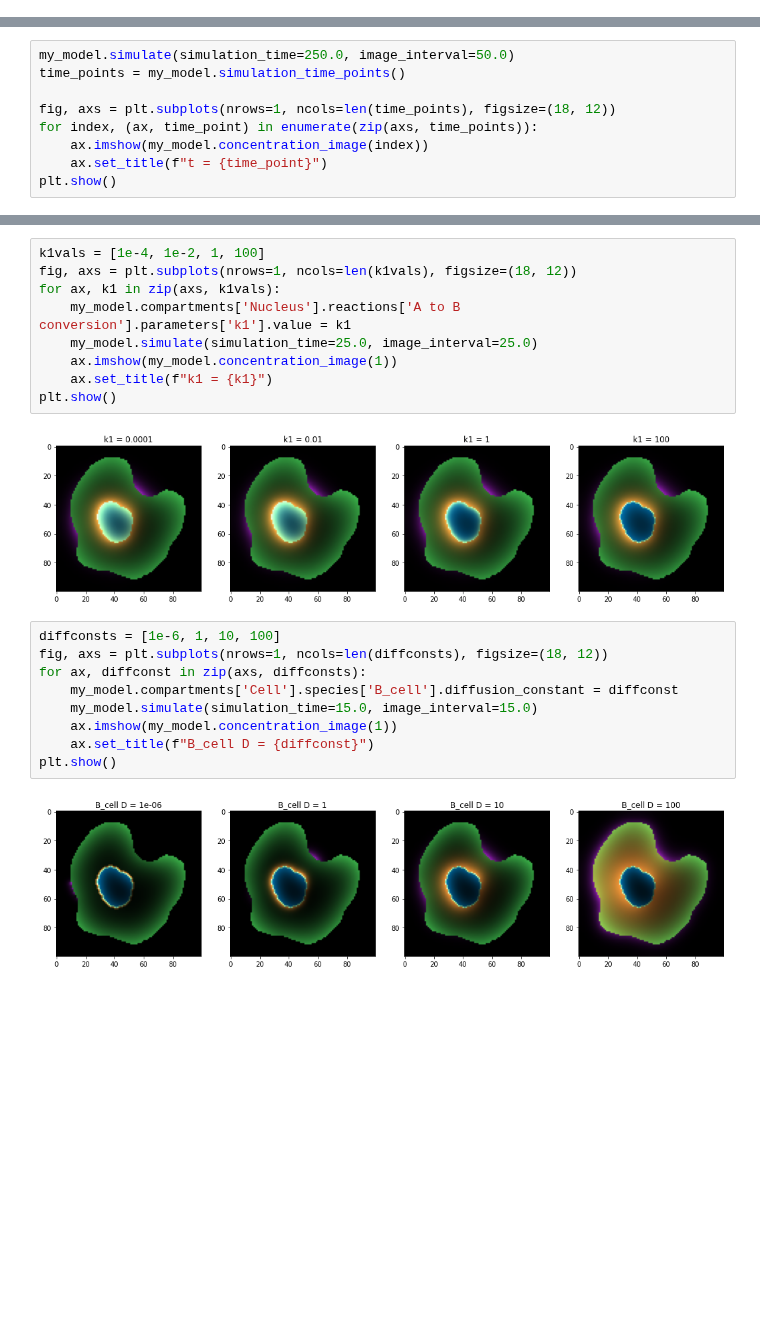
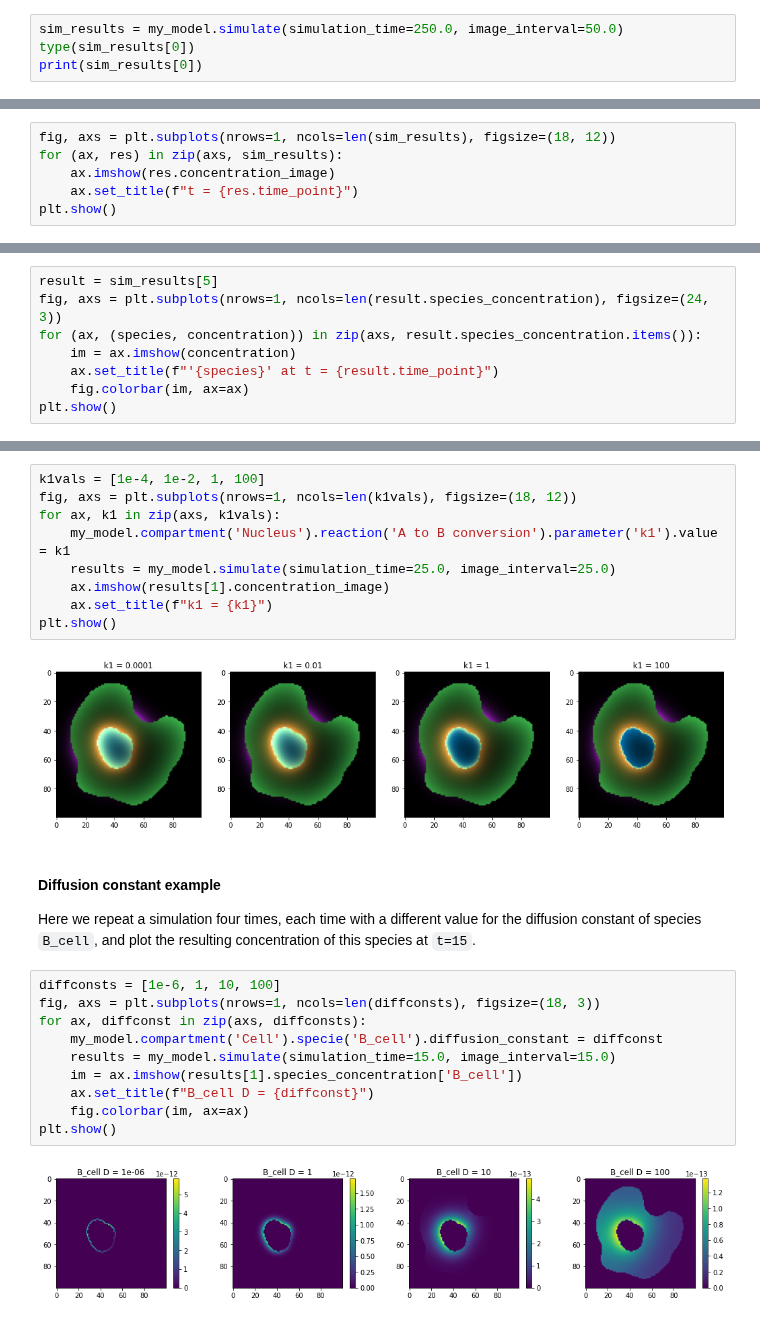
Before and after one commit to spatial-model-editor/spatial-model-editor, a Jupyter notebook: sme/sme_getting_started.ipynb, the cells around one changed output, grey strips where cells are left out. Saved outputs shown, nothing was run; the diff lists cells and outputs as text; blank space fills up the shorter version.

```diff
--- a/sme/sme_getting_started.ipynb
+++ b/sme/sme_getting_started.ipynb
@@ -142,0 +145,4 @@ New model name!
+# %%
+sim_results = my_model.simulate(simulation_time=250.0, image_interval=50.0)
+type(sim_results[0])
+print(sim_results[0])
@@ -143,10 +153,7 @@ New model name!
 # %%
-my_model.simulate(simulation_time=250.0, image_interval=50.0)
-time_points = my_model.simulation_time_points()
-
-fig, axs = plt.subplots(nrows=1, ncols=len(time_points), figsize=(18, 12))
-for index, (ax, time_point) in enumerate(zip(axs, time_points)):
-    ax.imshow(my_model.concentration_image(index))
-    ax.set_title(f"t = {time_point}")
+fig, axs = plt.subplots(nrows=1, ncols=len(sim_results), figsize=(18, 12))
+for (ax, res) in zip(axs, sim_results):
+    ax.imshow(res.concentration_image)
+    ax.set_title(f"t = {res.time_point}")
 plt.show()
 # %% [output]
@@ -153,0 +161,8 @@ plt.show()
+# %%
+result = sim_results[5]
+fig, axs = plt.subplots(nrows=1, ncols=len(result.species_concentration), figsize=(24, 3))
+for (ax, (species, concentration)) in zip(axs, result.species_concentration.items()):
+    im = ax.imshow(concentration)
+    ax.set_title(f"'{species}' at t = {result.time_point}")
+    fig.colorbar(im, ax=ax)
+plt.show()
@@ -155,21 +176,26 @@ plt.show()
 k1vals = [1e-4, 1e-2, 1, 100]
 fig, axs = plt.subplots(nrows=1, ncols=len(k1vals), figsize=(18, 12))
 for ax, k1 in zip(axs, k1vals):
-    my_model.compartments['Nucleus'].reactions['A to B conversion'].parameters['k1'].value = k1
-    my_model.simulate(simulation_time=25.0, image_interval=25.0)
-    ax.imshow(my_model.concentration_image(1))
+    my_model.compartment('Nucleus').reaction('A to B conversion').parameter('k1').value = k1
+    results = my_model.simulate(simulation_time=25.0, image_interval=25.0)
+    ax.imshow(results[1].concentration_image)
     ax.set_title(f"k1 = {k1}")
 plt.show()
 # %% [output]
 [figure]
+# %% [markdown]
+####  Diffusion constant example
+
+Here we repeat a simulation four times, each time with a different value for the diffusion constant of species `B_cell`, and plot the resulting concentration of this species at `t=15`.
 # %%
 diffconsts = [1e-6, 1, 10, 100]
-fig, axs = plt.subplots(nrows=1, ncols=len(diffconsts), figsize=(18, 12))
+fig, axs = plt.subplots(nrows=1, ncols=len(diffconsts), figsize=(18, 3))
 for ax, diffconst in zip(axs, diffconsts):
-    my_model.compartments['Cell'].species['B_cell'].diffusion_constant = diffconst
-    my_model.simulate(simulation_time=15.0, image_interval=15.0)
-    ax.imshow(my_model.concentration_image(1))
+    my_model.compartment('Cell').specie('B_cell').diffusion_constant = diffconst
+    results = my_model.simulate(simulation_time=15.0, image_interval=15.0)
+    im = ax.imshow(results[1].species_concentration['B_cell'])
     ax.set_title(f"B_cell D = {diffconst}")
+    fig.colorbar(im, ax=ax)
 plt.show()
 # %% [output]
-[figure, old version]
+[figure, new version]
```
Also changed, not shown: parts of 16 cells of this notebook, 27 other files.
